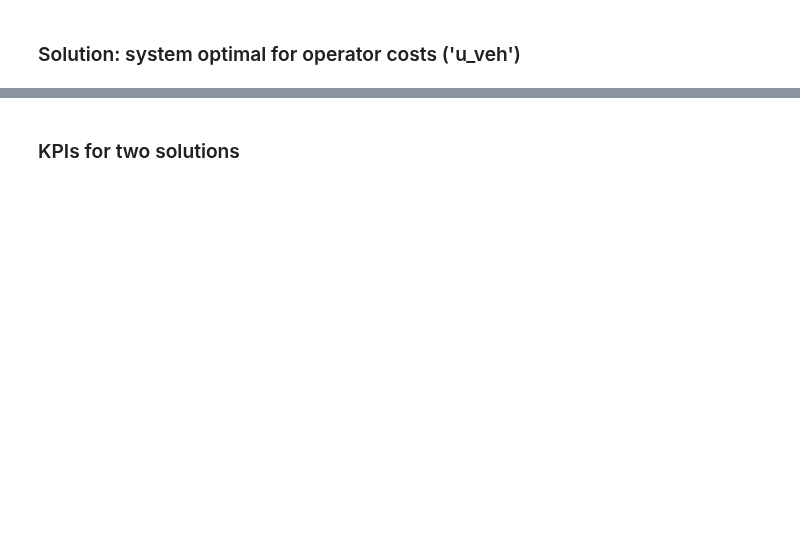
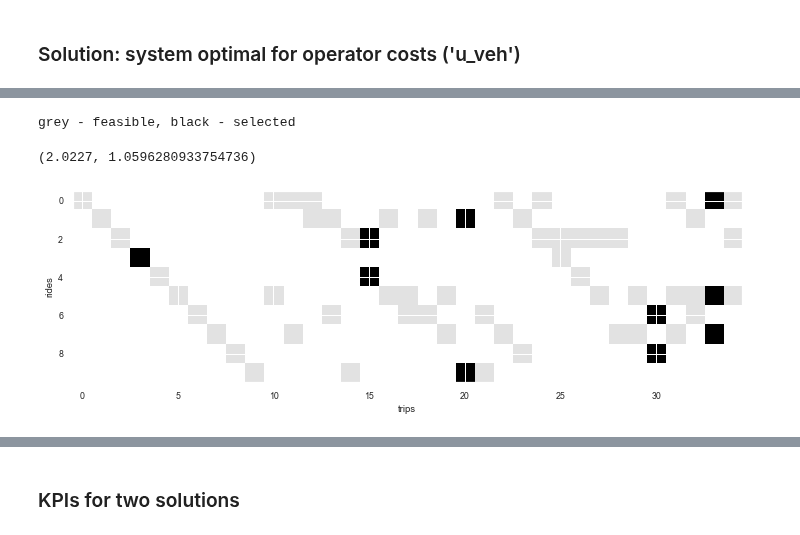
Before and after one commit to RafalKucharskiPK/ExMAS, a Jupyter notebook: ExMAS/spinoffs/game/toy.ipynb, the cells around one changed output, grey strips where cells are left out. Drawn from its saved outputs; the diff is of its cells as text; code cells hidden in the pictures; blank space fills up the shorter version.

```diff
--- a/ExMAS/spinoffs/game/toy.ipynb
+++ b/ExMAS/spinoffs/game/toy.ipynb
@@ -177,0 +256,20 @@ grey - feasible, black - selected
+# %%
+params.matching_obj = 'mean_PoA'
+inData = matching(inData, params, plot = False)
+m_solution = m.copy()
+fig, ax = plt.subplots()
+for col in m.columns:
+    if inData.sblts.rides.loc[col].selected==0:
+        m_solution[col] = m[col]
+    else:
+        m_solution[col] = m[col]*5
+ax.imshow(m_solution, cmap='Greys', interpolation = 'Nearest')
+ax.set_ylabel('rides')
+_ = ax.set_xlabel('trips')
+print('grey - feasible, black - selected')
+inData = calc_solution_PoA(inData)
+inData.sblts.requests.PoA.sum(), inData.sblts.requests.PoA_relative.sum()
+# %% [output]
+grey - feasible, black - selected
+(2.0227, 1.0596280933754736)
+[figure, added]
```
Also changed, not shown: parts of 14 cells of this notebook, 3 other files.
